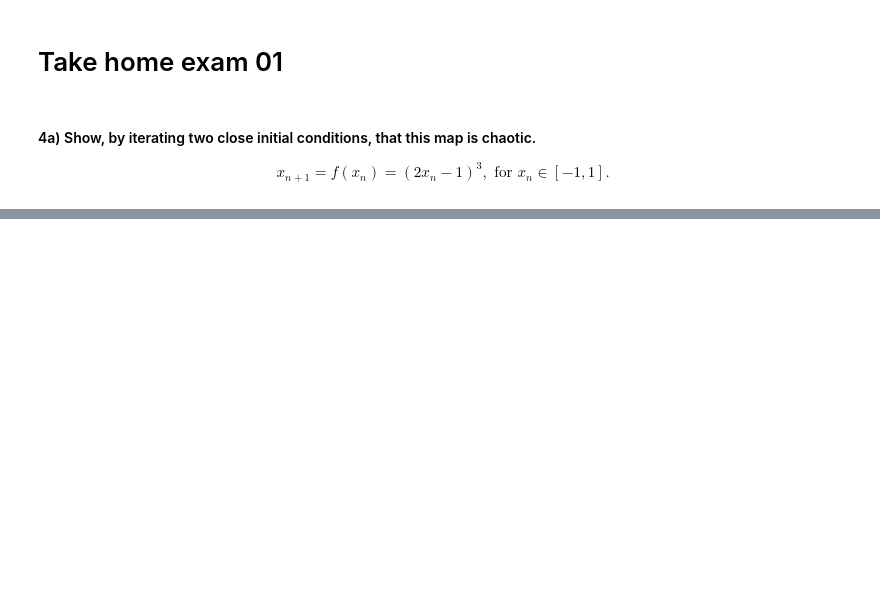
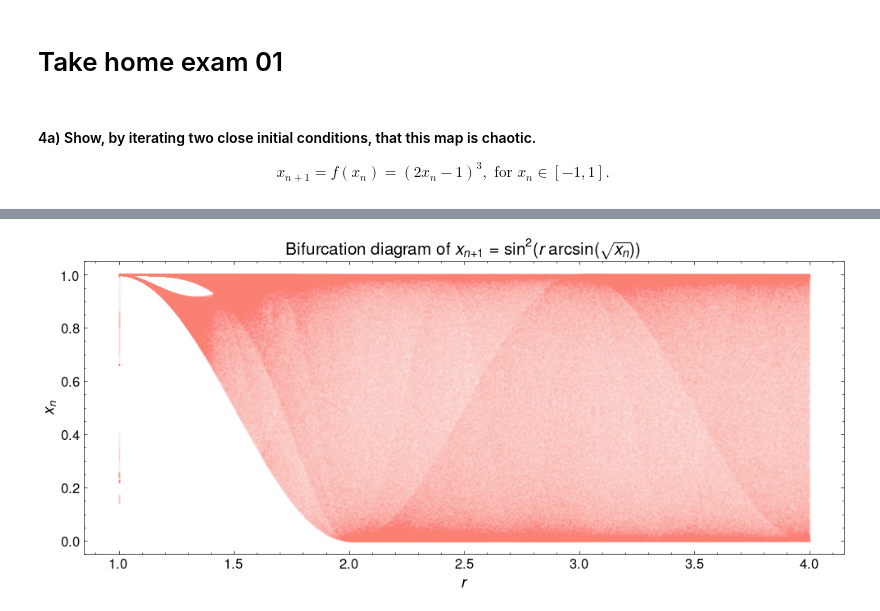
Before and after one commit to whyyorlantaken/Dynamical-Systems-Coursework, a Jupyter notebook: Take-home-1/code/notebook01.ipynb, the cells around one changed output, grey strips where cells are left out. Cells and saved outputs as stored; diff of their text form; code cells hidden in the pictures; blank space fills up the shorter version.

```diff
--- a/Take-home-1/code/notebook01.ipynb
+++ b/Take-home-1/code/notebook01.ipynb
@@ -101,0 +109,5 @@ plt.show()
+# %%
+# Optimized function
+@jit(nopython = True)
+def sine_map(x, r):
+    return np.sin(r * np.arcsin(np.sqrt(x))) ** 2
@@ -101,0 +147,28 @@ plt.show()
+# %%
+# Set limits
+r_min, r_max = 1.0, 4.0
+
+# Generate bifurcation diagram
+r_values, x_values = bifurcation_diagram(
+    r_min = r_min,
+    r_max = r_max,
+    r_steps = 20000,
+    iterations = 600,
+    last_n = 150
+)
+# %%
+# Plotting
+plt.figure(figsize=(10, 4.5))
+plt.scatter(r_values, x_values, s = 0.05, c = 'salmon', alpha = 0.07, marker = '.')
+plt.title("Bifurcation diagram of " + r"$x_{n+1} = \sin^2(r\arcsin(\sqrt{x_n}))$", fontsize=15)
+
+plt.xlabel(r'$r$', fontsize=14)
+plt.ylabel(r'$x_n$', fontsize=14)
+plt.tick_params(axis='both', labelsize=12)
+plt.tight_layout()
+
+#plt.savefig("5a.pdf", dpi=300, bbox_inches='tight')
+
+plt.show()
+# %% [output]
+[figure, added]
```
Also changed, not shown: parts of 4 cells of this notebook, 2 other files.
